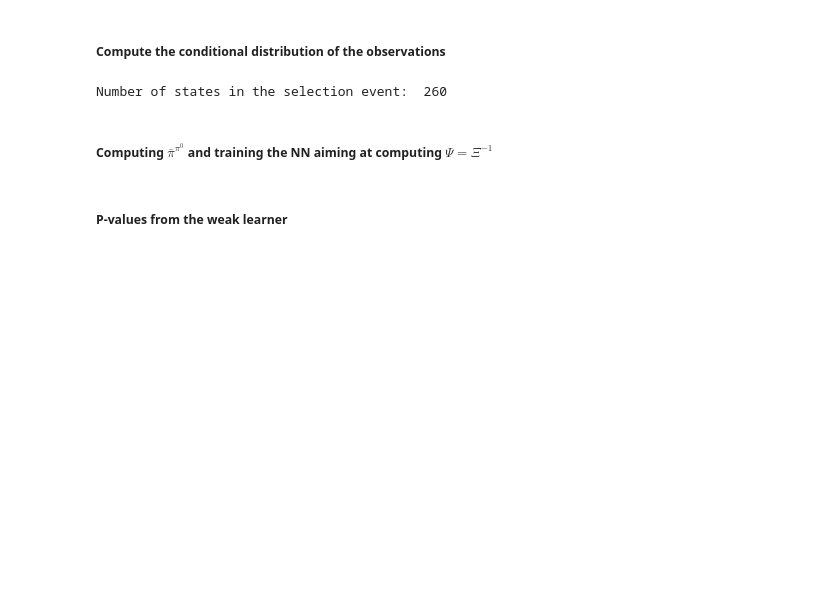
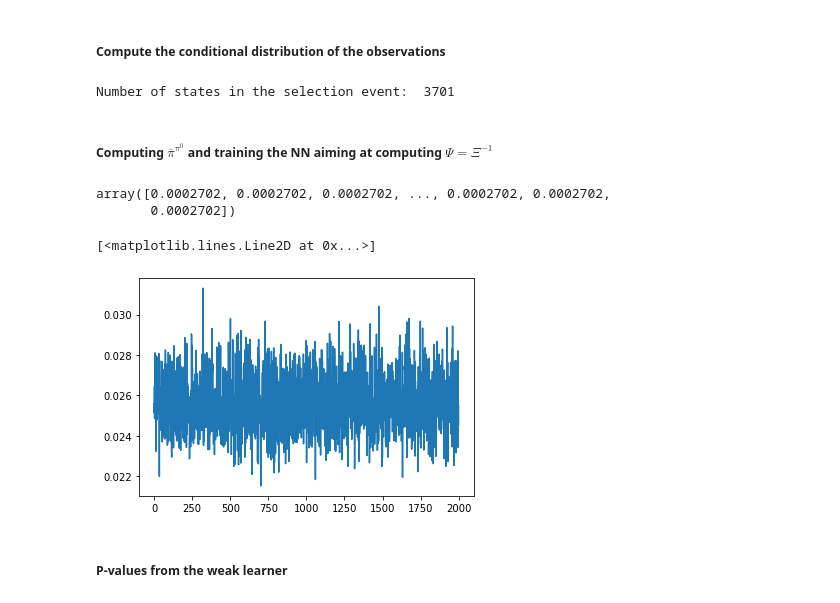
Before and after one commit to quentin-duchemin/SIGLE, a Jupyter notebook: SIGLE.ipynb, the cells around one changed output. Drawn from its saved outputs; the diff is of its cells as text; code cells hidden in the pictures; blank space fills up the shorter version.

```diff
--- a/SIGLE.ipynb
+++ b/SIGLE.ipynb
@@ -102,17 +102,17 @@ plt.show()
 # %% [markdown]
 ##### Data
 # %%
-n,p = 100,10
-lamb = 0.4
+n,p = 200,10
+lamb = 1
 
 d = 2
-theta = 3*np.ones(d)
+theta = 0*np.ones(d)
 truetheta = np.zeros(p)
 truetheta[:d] = theta
 
 np.random.seed(1)
 X = np.random.normal(0,1,(n,p))
-X /= np.tile(np.linalg.norm(X,axis=0),(n,1))
+#X /= np.tile(np.linalg.norm(X,axis=0),(n,1))
 matXtrue = X[:,:d]
 
 sig = sigmoid(matXtrue @ theta)
@@ -122,4 +122,10 @@ model.fit(X, yobs)
 theta_obs = model.coef_[0]
 M = np.where( np.abs(theta_obs) > 1e-5)[0]
 print('Selected support: ', M)
+print('Size selected support: ', len(M))
+
+
+# definition of the null distribution
+thetanull = np.copy(truetheta)
+signull = sigmoid(X @ thetanull)
 # %% [output]
@@ -140,10 +165,10 @@ if SEI_sampling:
     probasalt, states = true_conditional_distribution(theta_obs,X,yobs,lamb,truetheta,conditioning_signs=False,states=states)
 else:
     probasalt, states = true_conditional_distribution(theta_obs,X,yobs,lamb,truetheta,conditioning_signs=False)
-probasnull, states = true_conditional_distribution(theta_obs,X,yobs,lamb,np.zeros(X.shape[1]),conditioning_signs=False,states=states)
+probasnull, states = true_conditional_distribution(theta_obs,X,yobs,lamb,thetanull,conditioning_signs=False,states=states)
 print('Number of states in the selection event: ', len(states))
 # %% [output]
-Number of states in the selection event:  260
+Number of states in the selection event:  3701
 # %% [markdown]
 ##### Computing $\bar \pi ^{\pi ^0}$ and training the NN aiming at computing $\Psi=\Xi^{-1}$
 # %%
@@ -159,3 +183,13 @@ net, loss_values = train_network(matXtrue,max(3,truetheta[0]),nb_epochs=1000)
+# %%
+probasalt
+# %% [output]
+array([0.0002702, 0.0002702, 0.0002702, ..., 0.0002702, 0.0002702,
+       0.0002702])
+# %%
+plt.plot(loss_values[4000:])
+# %% [output]
+[<matplotlib.lines.Line2D at 0x...>]
+[figure, added]
 # %% [markdown]
 ##### P-values from the weak learner
 # %%
```
Also changed, not shown: parts of 15 cells of this notebook, 1 other file.
